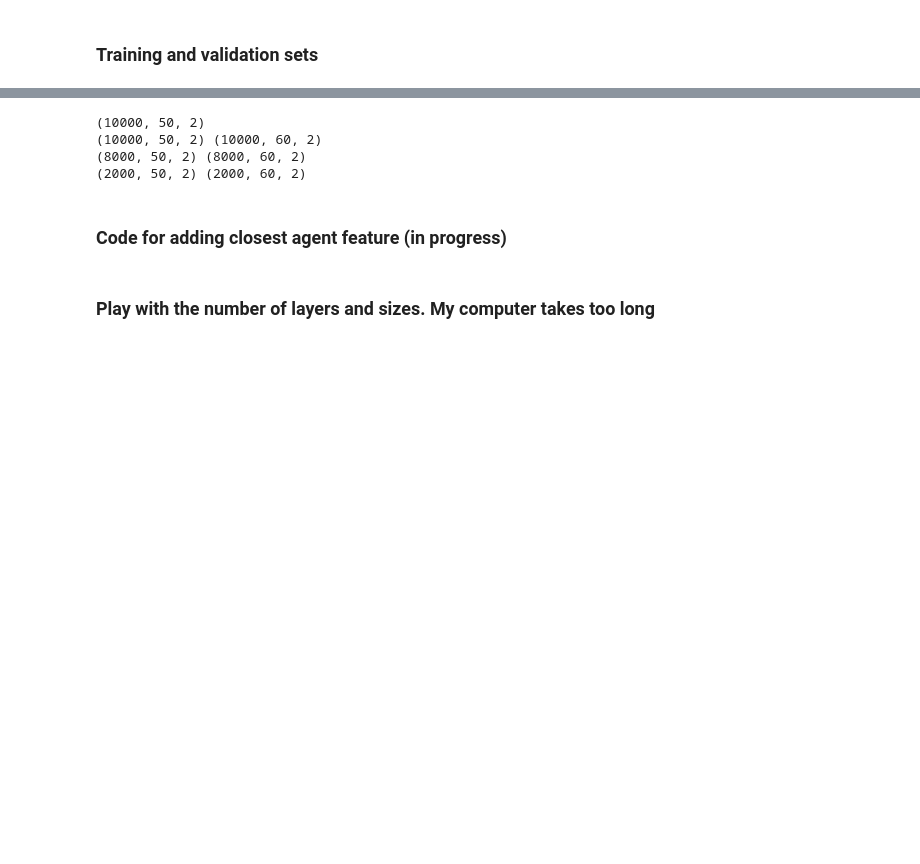
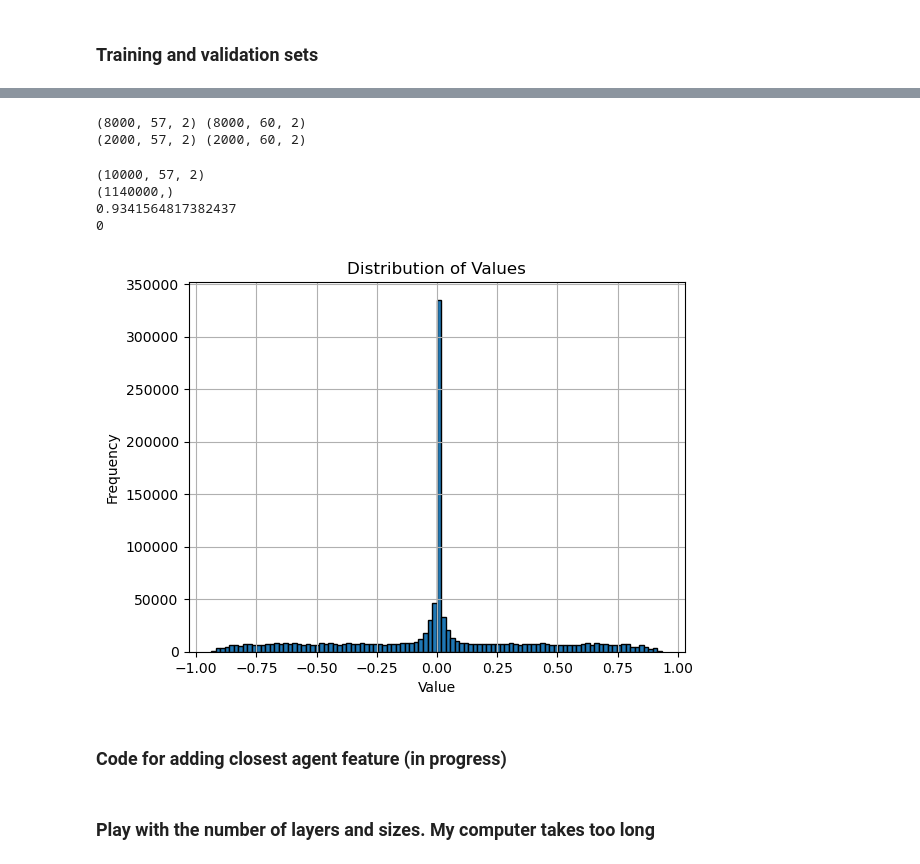
Before and after one commit to shantihhill/SelfDrivingNeuralNetwork, a Jupyter notebook: shantih_mlp.ipynb, the cells around one changed output, grey strips where cells are left out. Cells and saved outputs as stored; diff of their text form; code cells hidden in the pictures; blank space fills up the shorter version.

```diff
--- a/shantih_mlp.ipynb
+++ b/shantih_mlp.ipynb
@@ -60,36 +263,41 @@ def do_autoregressive(train_data, num_features, num_labels):
 # %%
-#SET TO FALSE IF YOU DONT WANT AUTOREGRESSIVE
-#auto_regressive = False
-auto_regressive = True
-
-train_x, train_y = train_data[:, 0, :50, :2], train_data[:, 0, 50:, :2]
-initial_train_x, initial_train_y = train_x[:, 0:1, :].copy(), train_y[:, 0:1, :].copy()
-train_x -= initial_train_x
-train_y -= initial_train_x
-
-print(train_x.shape)
-
-if auto_regressive:
-    train_x, train_y = do_autoregressive(train_data, num_features, num_labels)
-    print(train_x.shape, train_y.shape)
-
 ratio_validation = 0.2
 perm = torch.randperm(train_x.shape[0])
 idx = int(ratio_validation * train_x.shape[0])
 
-new_train_x = train_x[perm[idx:]]
-new_train_y = train_y[perm[idx:]]
+new_train_x = train_x[perm[idx:]].copy()
+new_train_y = train_y[perm[idx:]].copy()
 
-val_x = train_x[perm[:idx]]
-val_y = train_y[perm[:idx]]
+val_x = train_x[perm[:idx]].copy()
+val_y = train_y[perm[:idx]].copy()
 
-print(train_x.shape, train_y.shape)
 print(new_train_x.shape, new_train_y.shape)
 print(val_x.shape, val_y.shape)
 # %% [output]
-(10000, 50, 2)
-(10000, 50, 2) (10000, 60, 2)
-(8000, 50, 2) (8000, 60, 2)
-(2000, 50, 2) (2000, 60, 2)
+(8000, 57, 2) (8000, 60, 2)
+(2000, 57, 2) (2000, 60, 2)
+# %%
+# Example list
+values = train_x.flatten().copy()
+print(train_x.shape)
+print(values.shape)
+print(max(values))
+
+limit = 100
+outs = [x for x in values if x > limit or x < -limit]
+print(len(outs))
+
+plt.hist(values, bins=100, edgecolor='black')
+plt.title("Distribution of Values")
+plt.xlabel("Value")
+plt.ylabel("Frequency")
+plt.grid(True)
+plt.show()
+# %% [output]
+(10000, 57, 2)
+(1140000,)
+0.9341564817382437
+0
+[figure, added]
 # %% [markdown]
 ### Code for adding closest agent feature (in progress)
```
Also changed, not shown: parts of 22 cells of this notebook.
